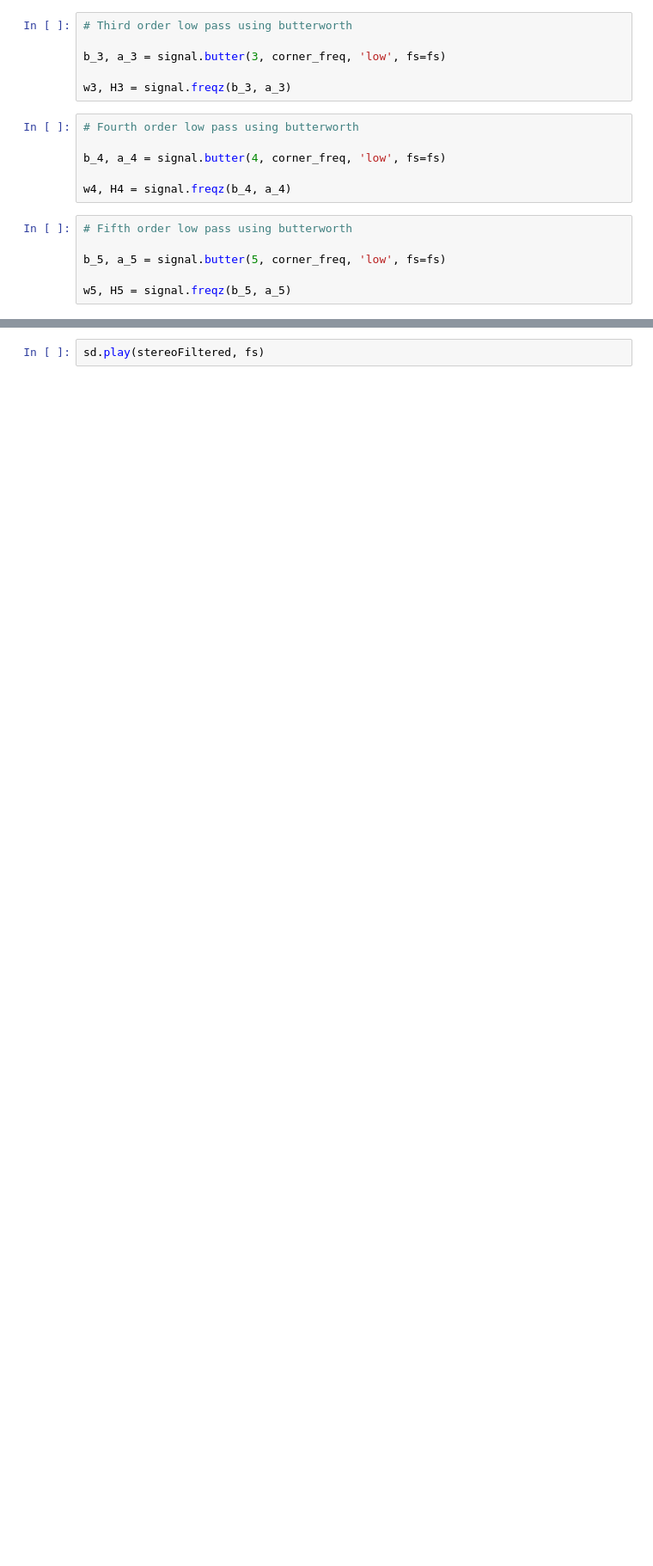
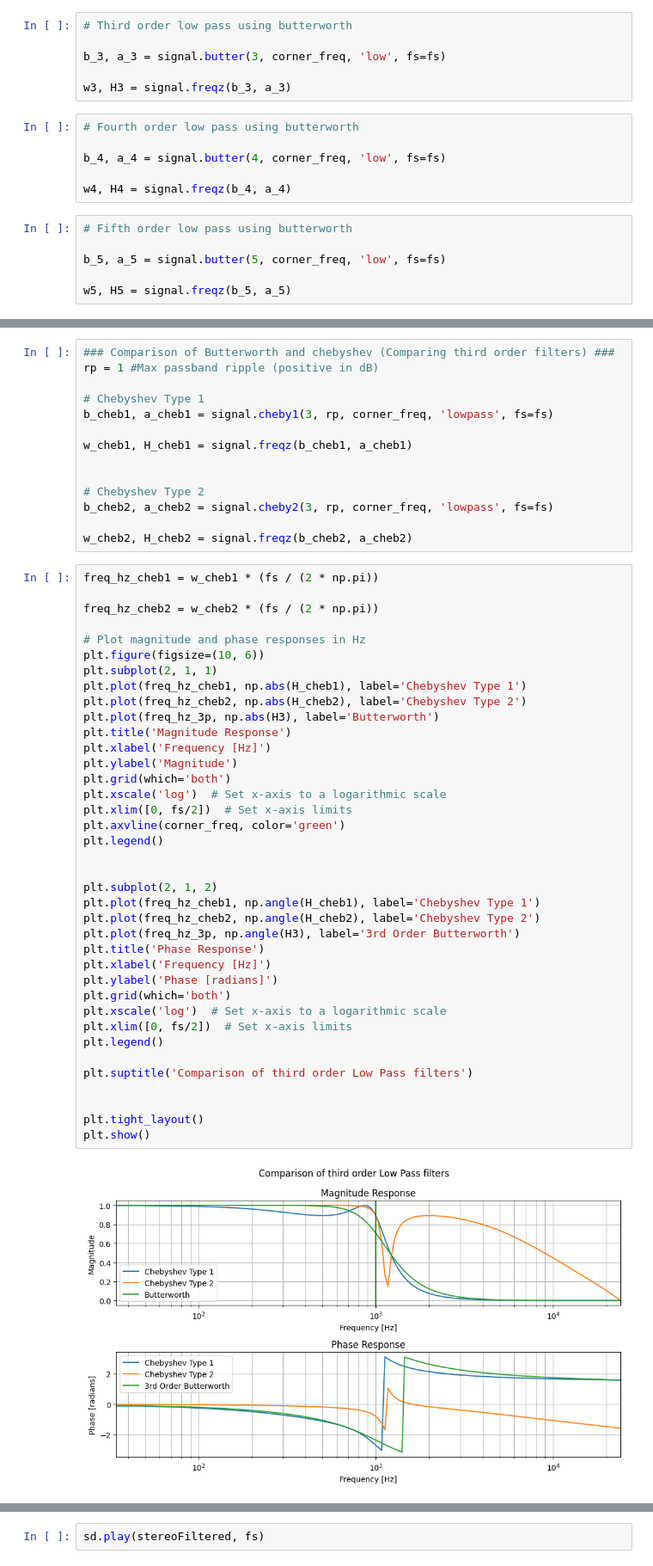
Before and after one commit to kevbrnen/Music-Technology-Final-Project, a Jupyter notebook: Protyping/Filters/LowPass.ipynb, the cells around one changed output, grey strips where cells are left out. Shown at 86% size. Cells and saved outputs as stored; diff of their text form; blank space fills up the shorter version.

```diff
--- a/Protyping/Filters/LowPass.ipynb
+++ b/Protyping/Filters/LowPass.ipynb
@@ -149 +149,55 @@ plt.show()
+# %%
+### Comparison of Butterworth and chebyshev (Comparing third order filters) ###
+rp = 1 #Max passband ripple (positive in dB)
+
+# Chebyshev Type 1
+b_cheb1, a_cheb1 = signal.cheby1(3, rp, corner_freq, 'lowpass', fs=fs)
+
+w_cheb1, H_cheb1 = signal.freqz(b_cheb1, a_cheb1)
+
+
+# Chebyshev Type 2
+b_cheb2, a_cheb2 = signal.cheby2(3, rp, corner_freq, 'lowpass', fs=fs)
+
+w_cheb2, H_cheb2 = signal.freqz(b_cheb2, a_cheb2)
+# %%
+freq_hz_cheb1 = w_cheb1 * (fs / (2 * np.pi))
+
+freq_hz_cheb2 = w_cheb2 * (fs / (2 * np.pi))
+
+# Plot magnitude and phase responses in Hz
+plt.figure(figsize=(10, 6))
+plt.subplot(2, 1, 1)
+plt.plot(freq_hz_cheb1, np.abs(H_cheb1), label='Chebyshev Type 1')
+plt.plot(freq_hz_cheb2, np.abs(H_cheb2), label='Chebyshev Type 2')
+plt.plot(freq_hz_3p, np.abs(H3), label='Butterworth')
+plt.title('Magnitude Response')
+plt.xlabel('Frequency [Hz]')
+plt.ylabel('Magnitude')
+plt.grid(which='both')
+plt.xscale('log')  # Set x-axis to a logarithmic scale
+plt.xlim([0, fs/2])  # Set x-axis limits
+plt.axvline(corner_freq, color='green')
+plt.legend()
+
+
+plt.subplot(2, 1, 2)
+plt.plot(freq_hz_cheb1, np.angle(H_cheb1), label='Chebyshev Type 1')
+plt.plot(freq_hz_cheb2, np.angle(H_cheb2), label='Chebyshev Type 2')
+plt.plot(freq_hz_3p, np.angle(H3), label='3rd Order Butterworth')
+plt.title('Phase Response')
+plt.xlabel('Frequency [Hz]')
+plt.ylabel('Phase [radians]')
+plt.grid(which='both')
+plt.xscale('log')  # Set x-axis to a logarithmic scale
+plt.xlim([0, fs/2])  # Set x-axis limits
+plt.legend()
+
+plt.suptitle('Comparison of third order Low Pass filters')
+
+
+plt.tight_layout()
+plt.show()
+# %% [output]
+[figure, added]
 # %%
```
Also changed, not shown: parts of 4 cells of this notebook, 1 other file.
